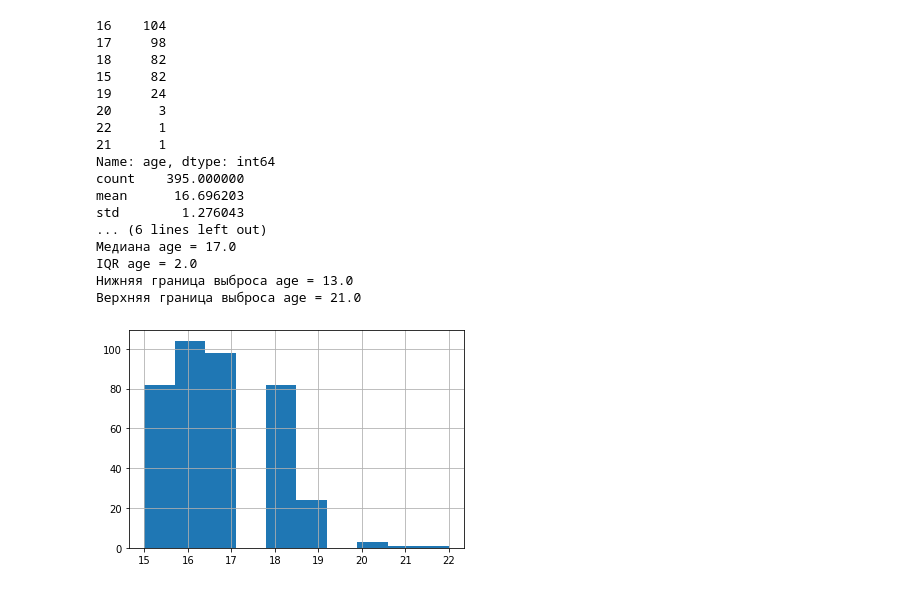
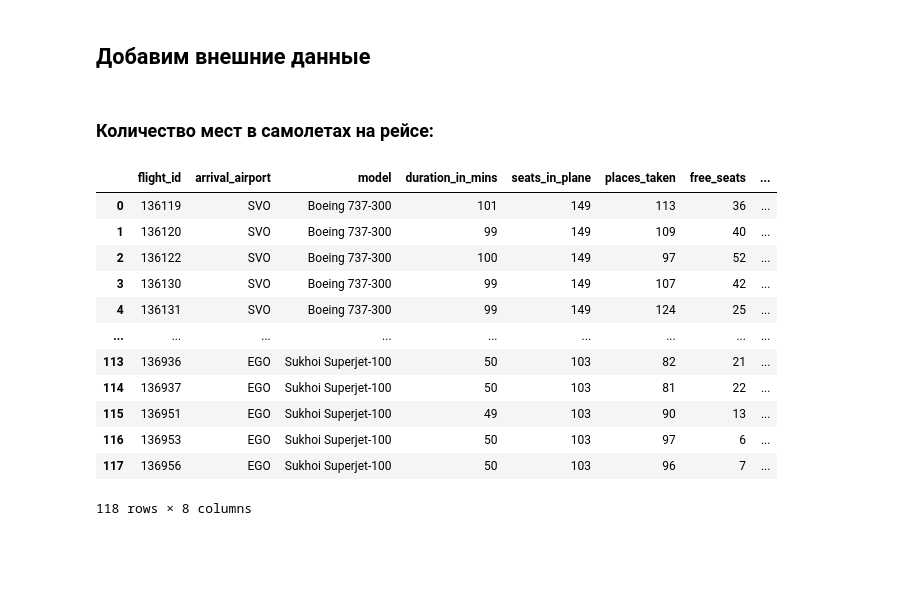
Before and after one commit to Fahrenheit-sp/SkillFactory, a Jupyter notebook: module_4/Module_4.ipynb, the cells around one changed output. Drawn from its saved outputs; the diff is of its cells as text; code cells hidden in the pictures; blank space fills up the shorter version.

```diff
--- a/module_4/Module_4.ipynb
+++ b/module_4/Module_4.ipynb
@@ -85,28 +68,32 @@ memory usage: 5.7+ KB
-# %%
-# age
-print(data.age.value_counts())
-data.age.hist()
-print(data.age.describe())
-
-# видим что есть ученики старше 20 лет, сложно представить школьника старше 20 лет, к тому же
-# таковые значения являются выбросами, следовательно отбросим их
-data = data.loc[values_inside_iqr_for(data.age)]
-# %% [output]
-16    104
-17     98
-18     82
-15     82
-19     24
-20      3
-22      1
-21      1
-Name: age, dtype: int64
-count    395.000000
-mean      16.696203
-std        1.276043
-... (6 lines left out)
-Медиана age = 17.0
-IQR age = 2.0
-Нижняя граница выброса age = 13.0
-Верхняя граница выброса age = 21.0
-[figure, removed]
+# %% [markdown]
+## Добавим внешние данные
+# %% [markdown]
+### Количество мест в самолетах на рейсе:
+# %%
+# данные из Google о модели самолета
+model_seats_count = {'Sukhoi Superjet-100': 103,
+                     'Boeing 737-300': 149}
+
+if 'seats_in_plane' not in data.columns:
+    seats_in_plane = data.model.apply(lambda x: model_seats_count[x])
+    data.insert(4, 'seats_in_plane', seats_in_plane)
+
+    #так же добавим количество пустых мест на рейсе
+    free_seats = data.seats_in_plane - data.places_taken
+    data.insert(6, 'free_seats', free_seats)
+
+data
+# %% [output]
+|  | flight_id | arrival_airport | model | duration_in_mins | seats_in_plane | places_taken | free_seats | ... |
+| 0 | 136119 | SVO | Boeing 737-300 | 101 | 149 | 113 | 36 | ... |
+| 1 | 136120 | SVO | Boeing 737-300 | 99 | 149 | 109 | 40 | ... |
+| 2 | 136122 | SVO | Boeing 737-300 | 100 | 149 | 97 | 52 | ... |
+| 3 | 136130 | SVO | Boeing 737-300 | 99 | 149 | 107 | 42 | ... |
+| 4 | 136131 | SVO | Boeing 737-300 | 99 | 149 | 124 | 25 | ... |
+| ... | ... | ... | ... | ... | ... | ... | ... | ... |
+| 113 | 136936 | EGO | Sukhoi Superjet-100 | 50 | 103 | 82 | 21 | ... |
+| 114 | 136937 | EGO | Sukhoi Superjet-100 | 50 | 103 | 81 | 22 | ... |
+| 115 | 136951 | EGO | Sukhoi Superjet-100 | 49 | 103 | 90 | 13 | ... |
+| 116 | 136953 | EGO | Sukhoi Superjet-100 | 50 | 103 | 97 | 6 | ... |
+| 117 | 136956 | EGO | Sukhoi Superjet-100 | 50 | 103 | 96 | 7 | ... |
+118 rows × 8 columns
```
Also changed, not shown: parts of 44 cells of this notebook, 2 other files.
